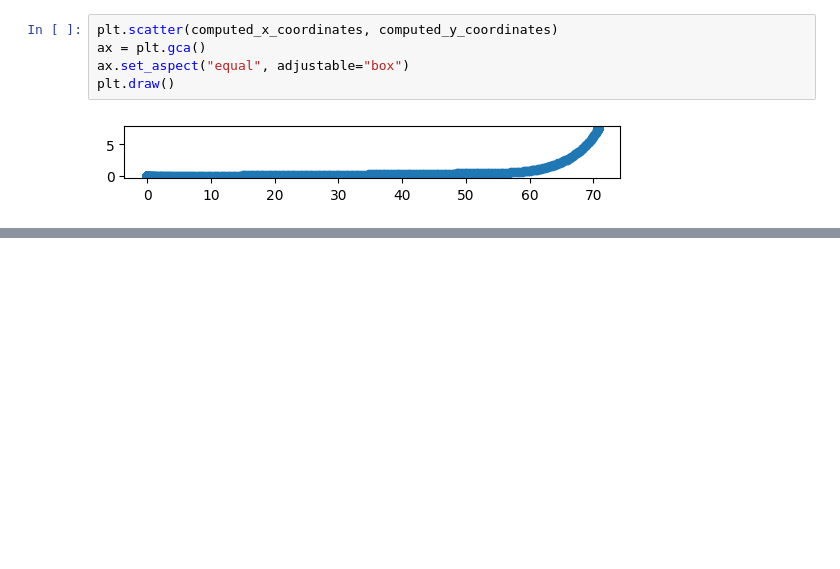
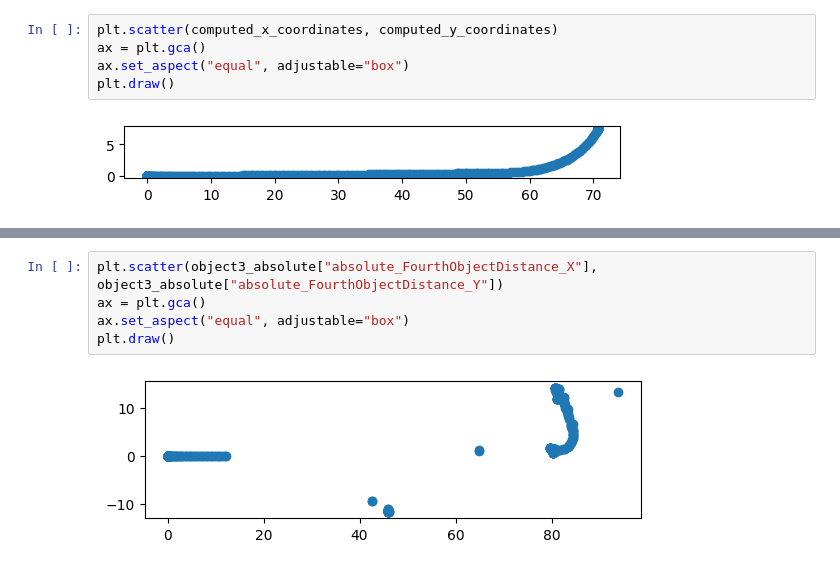
Before and after one commit to Fullbaro/CodeLikeABosch2023, a Jupyter notebook: code/peti.ipynb, the cells around one changed output, grey strips where cells are left out. Saved outputs shown, nothing was run; the diff lists cells and outputs as text; blank space fills up the shorter version.

```diff
--- a/code/peti.ipynb
+++ b/code/peti.ipynb
@@ -152,0 +303,7 @@ plt.draw()
+# %%
+plt.scatter(object3_absolute["absolute_FourthObjectDistance_X"], object3_absolute["absolute_FourthObjectDistance_Y"])
+ax = plt.gca()
+ax.set_aspect("equal", adjustable="box")
+plt.draw()
+# %% [output]
+[figure, added]
```
Also changed, not shown: parts of 12 cells of this notebook.
